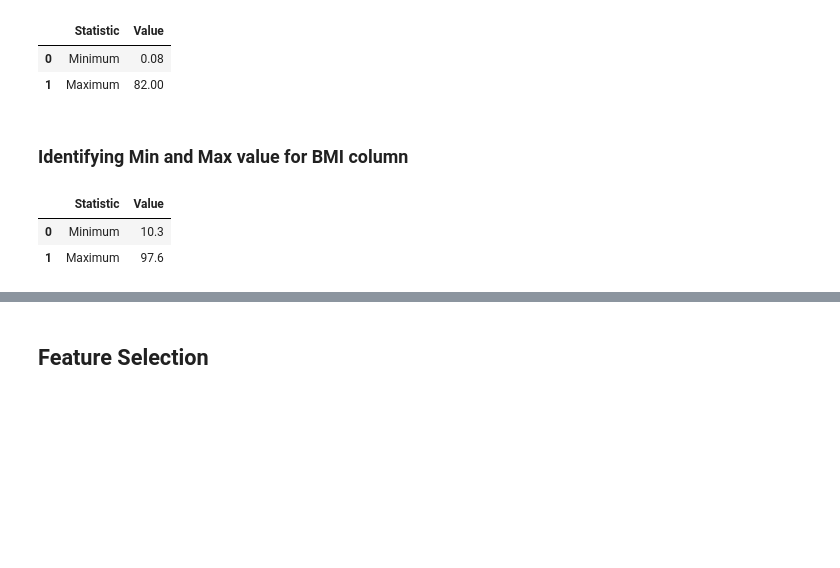
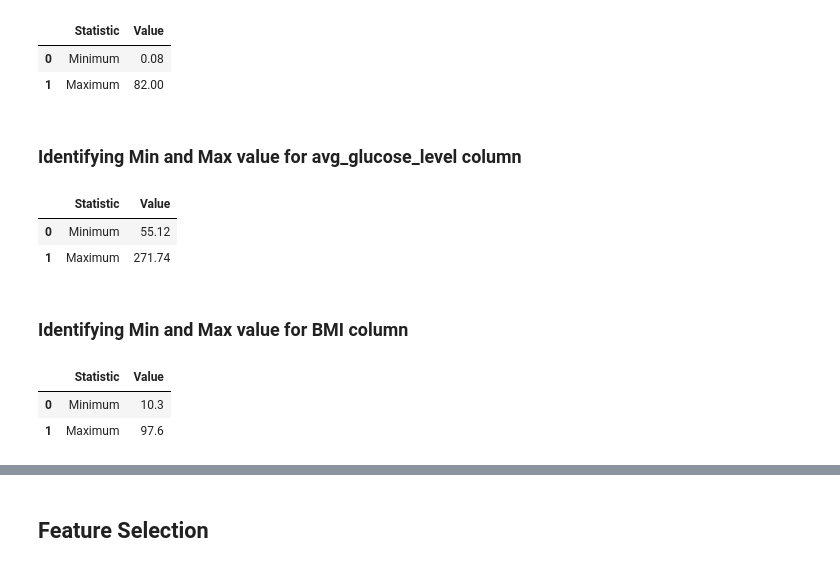
Before and after one commit to danodoms/Classification-Models-Evaluation, a Jupyter notebook: final exam.ipynb, the cells around one changed output, grey strips where cells are left out. Cells and saved outputs as stored; diff of their text form; code cells hidden in the pictures; blank space fills up the shorter version.

```diff
--- a/final exam.ipynb
+++ b/final exam.ipynb
@@ -160,13 +162,13 @@ get_min_max(data, 'age')
 |  | Statistic | Value |
 | 0 | Minimum | 0.08 |
 | 1 | Maximum | 82.00 |
+# %% [markdown]
+### Identifying Min and Max value for avg_glucose_level column
+# %%
+get_min_max(data, 'avg_glucose_level')
+# %% [output]
+|  | Statistic | Value |
+| 0 | Minimum | 55.12 |
+| 1 | Maximum | 271.74 |
 # %% [markdown]
 ### Identifying Min and Max value for BMI column
-# %%
-from library.preprocess import get_min_max
-
-get_min_max(data, 'bmi')
-# %% [output]
-|  | Statistic | Value |
-| 0 | Minimum | 10.3 |
-| 1 | Maximum | 97.6 |
@@ -181,0 +175,6 @@ binned_bmi =  pd.cut(data["bmi"],
+# %%
+get_min_max(data, 'bmi')
+# %% [output]
+|  | Statistic | Value |
+| 0 | Minimum | 10.3 |
+| 1 | Maximum | 97.6 |
```
Also changed, not shown: parts of 3 cells of this notebook, 1 other file.
